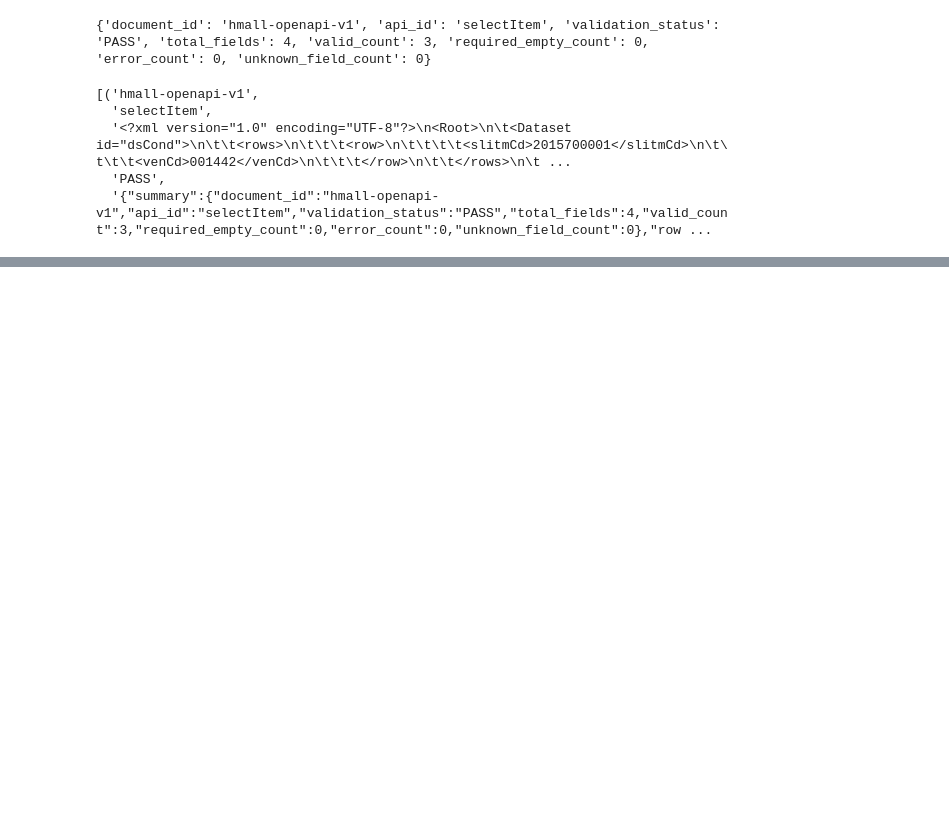
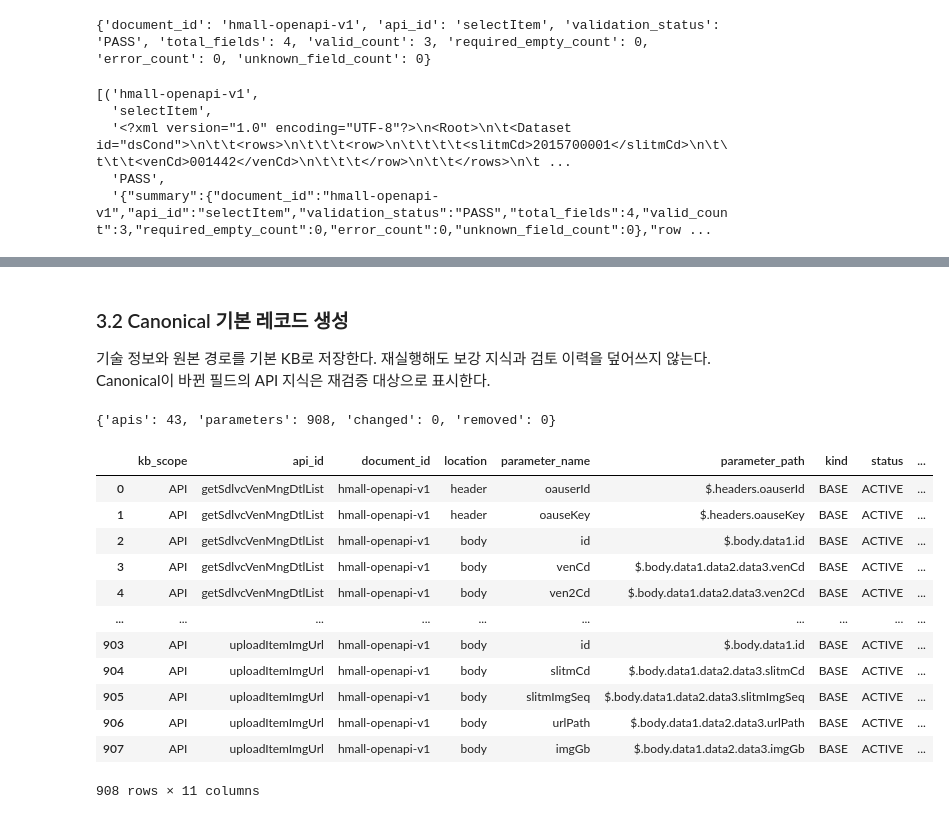
Before and after one commit to csmoon1010/kosa-2026-hyundai-project, a Jupyter notebook: hyejung/mini_project_2/preprocessing.ipynb, the cells around one changed output, grey strips where cells are left out. Cells and saved outputs as stored; diff of their text form; code cells hidden in the pictures; blank space fills up the shorter version.

```diff
--- a/hyejung/mini_project_2/preprocessing.ipynb
+++ b/hyejung/mini_project_2/preprocessing.ipynb
@@ -857,0 +2272,34 @@ rows
+# %%
+# 업무 SQLite와 별도의 ChromaDB 검색 인덱스를 연결한다.
+KB_PROJECT_DIR = Path(PROJECT_DIR)
+KB_DB_PATH = OUTPUT_DIR / 'parameter_kb.db'
+# 노트북 디렉터리에서 상위로 가장 가까운 .env를 읽되 키 값은 출력하지 않는다.
+from dotenv import load_dotenv
+KB_ENV_PATH = next((directory / '.env' for directory in (KB_PROJECT_DIR, *KB_PROJECT_DIR.parents)
+                    if (directory / '.env').is_file()), None)
+if KB_ENV_PATH is not None:
+    load_dotenv(KB_ENV_PATH, override=True)
+VECTOR_CONFIG = {
+    'directory': OUTPUT_DIR / 'parameter_vectors',
+    'model_name': os.environ.get('OPENAI_EMBEDDING_MODEL'),
+    'dimensions': None,  # 모델 기본 차원 사용; 변경하면 별도 컬렉션 생성
+    'batch_size': 32, 'timeout_seconds': 60.0,
+}
+parameter_vector_index = CanonicalChromaIndex(**VECTOR_CONFIG)
+parameter_kb = ParameterKB(KB_PROJECT_DIR, db_path=KB_DB_PATH, canonical_db_path=DB_PATH,
+                           vector_index=parameter_vector_index)
+KB_DOCUMENT_ID = DOCUMENT_ID
+KB_CONFIG = {'chunk_size': 3000, 'overlap': 300, 'top_k': 10}
+LLM_CONFIG = {'timeout_seconds': 60.0}
+initialize_parameter_kb = parameter_kb.initialize_parameter_kb
+sync_parameter_index = parameter_kb.sync_parameter_index
+register_manual_knowledge = parameter_kb.register_manual_knowledge
+preview_knowledge_impact = parameter_kb.preview_knowledge_impact
+review_parameter_knowledge = parameter_kb.review_parameter_knowledge
+enrich_parameter_kb = parameter_kb.enrich_parameter_kb
+get_parameter_kb = parameter_kb.get_parameter_kb
+search_common_knowledge = parameter_kb.search_common_knowledge
+print('Parameter KB DB:', parameter_kb.db_path)
+print('ChromaDB:', parameter_vector_index.directory, parameter_vector_index.collection_name)
+print('임베딩 모델:', parameter_vector_index.model_name)
+print('지원 KIND:', list(PAYLOAD_MODELS))
@@ -857,0 +2311,28 @@ rows
+# %% [markdown]
+### 3.2 Canonical 기본 레코드 생성
+
+기술 정보와 원본 경로를 기본 KB로 저장한다. 재실행해도 보강 지식과 검토 이력을 덮어쓰지 않는다.
+Canonical이 바뀐 필드의 API 지식은 재검증 대상으로 표시한다.
+# %%
+# LLM 없이 Canonical의 필드·XML 경로·enum·example·출처를 기본 KB로 만든다.
+CANONICAL_API_IDS = None
+kb_base_report = initialize_parameter_kb(KB_DOCUMENT_ID, CANONICAL_API_IDS)
+print(kb_base_report)
+kb_api_ids = [api['apiId'] for api in parameter_kb.canonical_apis(KB_DOCUMENT_ID)]
+KB_API_ID = 'selectItem' if 'selectItem' in kb_api_ids else kb_api_ids[0]
+display(parameter_kb.knowledge_dataframe())
+# %% [output]
+{'apis': 43, 'parameters': 908, 'changed': 0, 'removed': 0}
+|  | kb_scope | api_id | document_id | location | parameter_name | parameter_path | kind | status | ... |
+| 0 | API | getSdlvcVenMngDtlList | hmall-openapi-v1 | header | oauserId | $.headers.oauserId | BASE | ACTIVE | ... |
+| 1 | API | getSdlvcVenMngDtlList | hmall-openapi-v1 | header | oauseKey | $.headers.oauseKey | BASE | ACTIVE | ... |
+| 2 | API | getSdlvcVenMngDtlList | hmall-openapi-v1 | body | id | $.body.data1.id | BASE | ACTIVE | ... |
+| 3 | API | getSdlvcVenMngDtlList | hmall-openapi-v1 | body | venCd | $.body.data1.data2.data3.venCd | BASE | ACTIVE | ... |
+| 4 | API | getSdlvcVenMngDtlList | hmall-openapi-v1 | body | ven2Cd | $.body.data1.data2.data3.ven2Cd | BASE | ACTIVE | ... |
+| ... | ... | ... | ... | ... | ... | ... | ... | ... | ... |
+| 903 | API | uploadItemImgUrl | hmall-openapi-v1 | body | id | $.body.data1.id | BASE | ACTIVE | ... |
+| 904 | API | uploadItemImgUrl | hmall-openapi-v1 | body | slitmCd | $.body.data1.data2.data3.slitmCd | BASE | ACTIVE | ... |
+| 905 | API | uploadItemImgUrl | hmall-openapi-v1 | body | slitmImgSeq | $.body.data1.data2.data3.slitmImgSeq | BASE | ACTIVE | ... |
+| 906 | API | uploadItemImgUrl | hmall-openapi-v1 | body | urlPath | $.body.data1.data2.data3.urlPath | BASE | ACTIVE | ... |
+| 907 | API | uploadItemImgUrl | hmall-openapi-v1 | body | imgGb | $.body.data1.data2.data3.imgGb | BASE | ACTIVE | ... |
+908 rows × 11 columns
```
Also changed, not shown: parts of 52 cells of this notebook, 58 other files.
